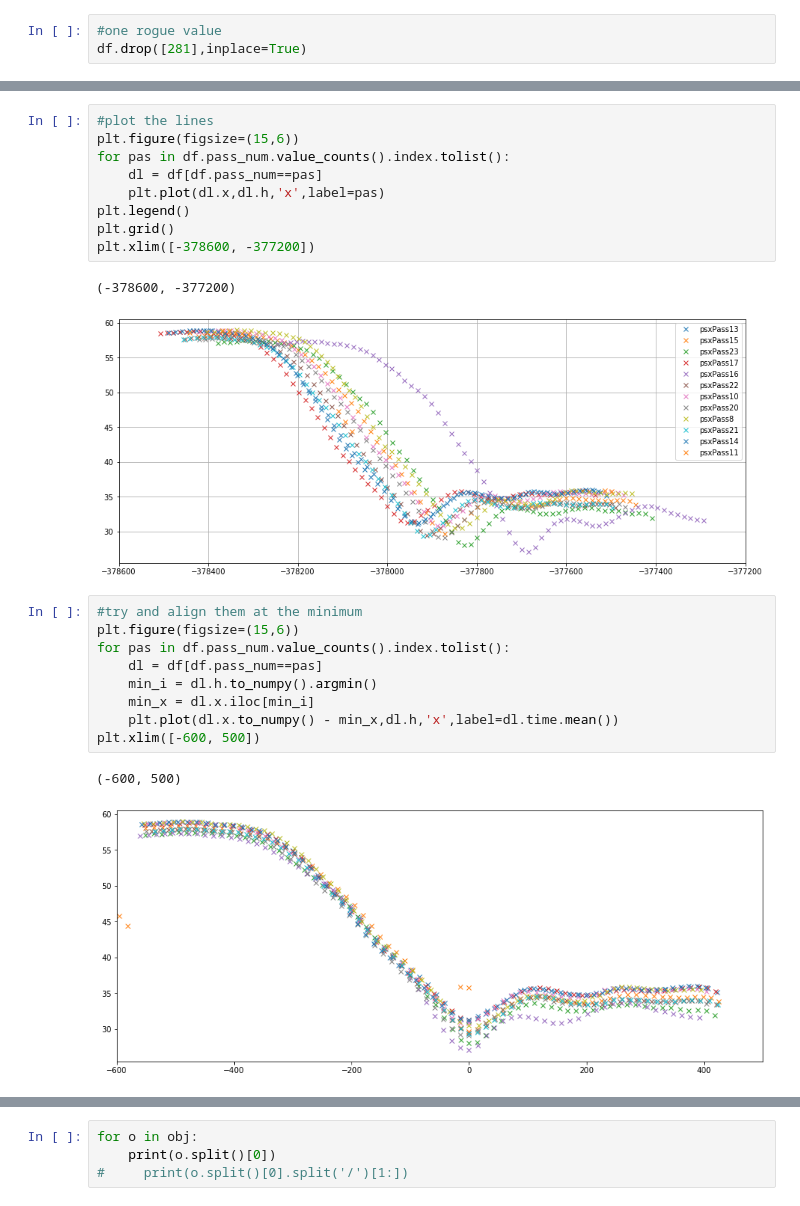
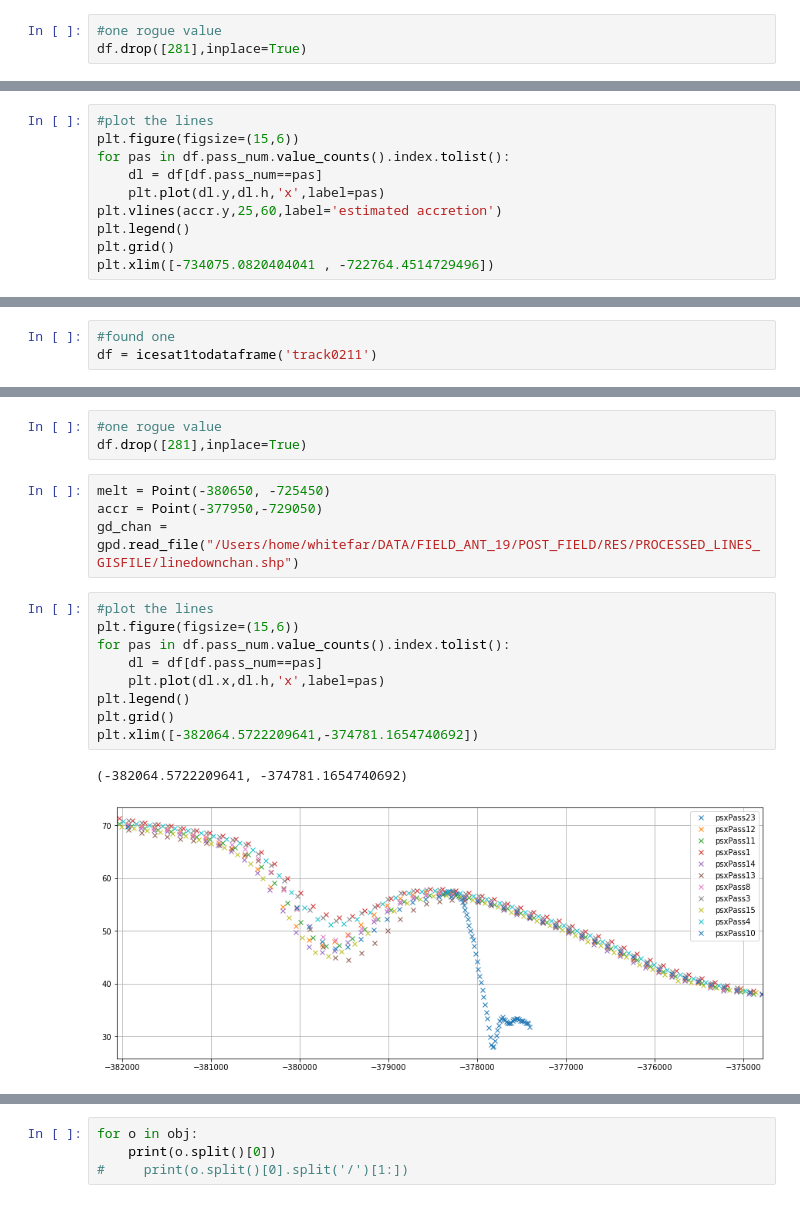
Before and after one commit to arrran/PhD_data_chapter, a Jupyter notebook: Jupyter/ICESAT1/load_matlab_icesat1_structures.ipynb, the cells around one changed output, grey strips where cells are left out. Drawn from its saved outputs; the diff is of its cells as text.

Commit message:
written some functions to view icesat1, going to keep at it to align the crosssections

```diff
--- a/Jupyter/ICESAT1/load_matlab_icesat1_structures.ipynb
+++ b/Jupyter/ICESAT1/load_matlab_icesat1_structures.ipynb
@@ -163,0 +177,10 @@ df.drop([281],inplace=True)
+# %%
+#plot the lines
+plt.figure(figsize=(15,6))
+for pas in df.pass_num.value_counts().index.tolist():
+    dl = df[df.pass_num==pas]
+    plt.plot(dl.y,dl.h,'x',label=pas)
+plt.vlines(accr.y,25,60,label='estimated accretion')
+plt.legend()
+plt.grid()
+plt.xlim([-734075.0820404041 , -722764.4514729496])
@@ -163,0 +217,3 @@ df.drop([281],inplace=True)
+# %%
+#found one
+df = icesat1todataframe('track0211')
@@ -164,24 +235,19 @@ df.drop([281],inplace=True)
+# %%
+#one rogue value
+df.drop([281],inplace=True)
+# %%
+melt = Point(-380650, -725450)
+accr = Point(-377950,-729050)
+gd_chan = gpd.read_file("/Users/home/whitefar/DATA/FIELD_ANT_19/POST_FIELD/RES/PROCESSED_LINES_GISFILE/linedownchan.shp")
 # %%
 #plot the lines
 plt.figure(figsize=(15,6))
 for pas in df.pass_num.value_counts().index.tolist():
     dl = df[df.pass_num==pas]
     plt.plot(dl.x,dl.h,'x',label=pas)
 plt.legend()
 plt.grid()
-plt.xlim([-378600, -377200])
+plt.xlim([-382064.5722209641,-374781.1654740692])
 # %% [output]
-(-378600, -377200)
+(-382064.5722209641, -374781.1654740692)
-[figure, old version]
+[figure, new version]
-# %%
-#try and align them at the minimum
-plt.figure(figsize=(15,6))
-for pas in df.pass_num.value_counts().index.tolist():
-    dl = df[df.pass_num==pas]
-    min_i = dl.h.to_numpy().argmin()
-    min_x = dl.x.iloc[min_i]
-    plt.plot(dl.x.to_numpy() - min_x,dl.h,'x',label=dl.time.mean())
-plt.xlim([-600, 500])
-# %% [output]
-(-600, 500)
-[figure, removed]
```
Also changed, not shown: parts of 13 cells of this notebook, 1 other file.
